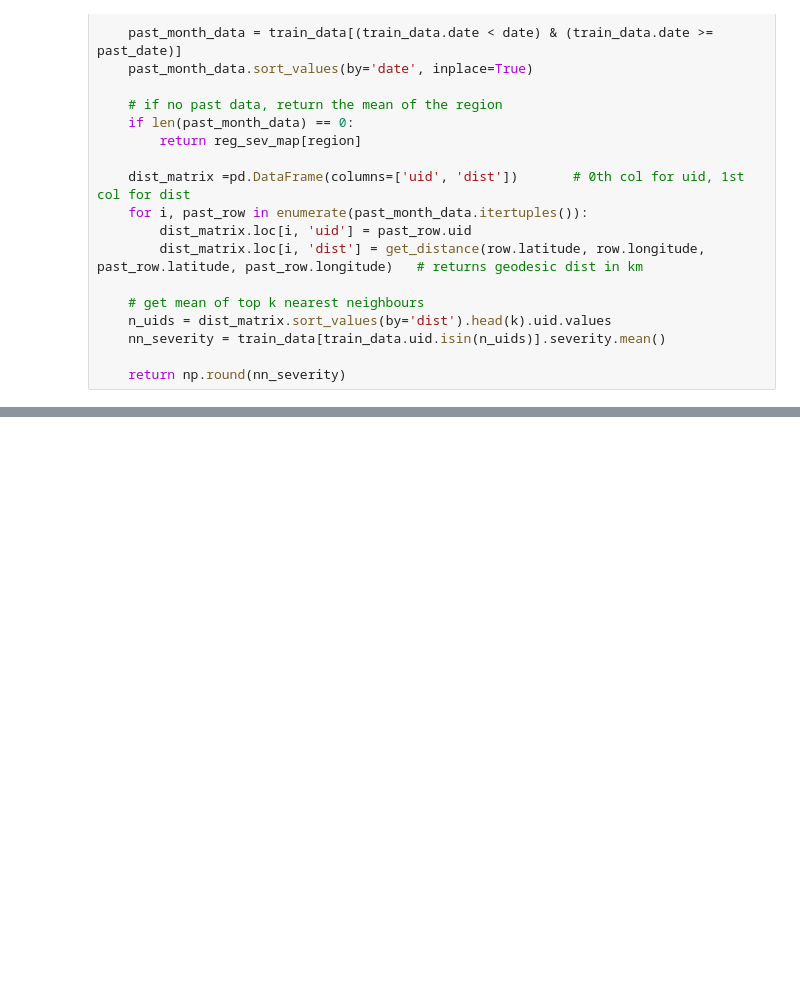
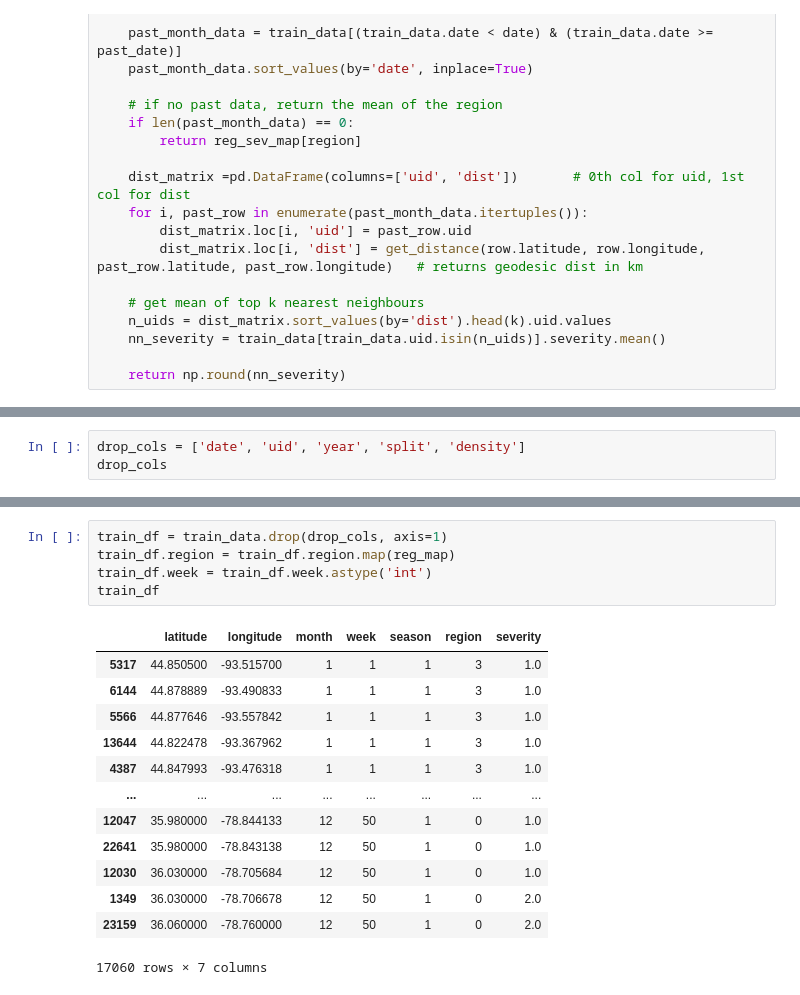
Before and after one commit to k-loki/Algal-bloom-Identification, a Jupyter notebook: notebooks/mt_data_again.ipynb, the cells around one changed output, grey strips where cells are left out. Saved outputs shown, nothing was run; the diff lists cells and outputs as text; blank space fills up the shorter version.

```diff
--- a/notebooks/mt_data_again.ipynb
+++ b/notebooks/mt_data_again.ipynb
@@ -686,0 +430,3 @@ rmse(preds_rmr, preds_rm)
+# %%
+drop_cols = ['date', 'uid', 'year', 'split', 'density']
+drop_cols
@@ -686,0 +451,19 @@ rmse(preds_rmr, preds_rm)
+# %%
+train_df = train_data.drop(drop_cols, axis=1)
+train_df.region = train_df.region.map(reg_map)
+train_df.week = train_df.week.astype('int')
+train_df
+# %% [output]
+|  | latitude | longitude | month | week | season | region | severity |
+| 5317 | 44.850500 | -93.515700 | 1 | 1 | 1 | 3 | 1.0 |
+| 6144 | 44.878889 | -93.490833 | 1 | 1 | 1 | 3 | 1.0 |
+| 5566 | 44.877646 | -93.557842 | 1 | 1 | 1 | 3 | 1.0 |
+| 13644 | 44.822478 | -93.367962 | 1 | 1 | 1 | 3 | 1.0 |
+| 4387 | 44.847993 | -93.476318 | 1 | 1 | 1 | 3 | 1.0 |
+| ... | ... | ... | ... | ... | ... | ... | ... |
+| 12047 | 35.980000 | -78.844133 | 12 | 50 | 1 | 0 | 1.0 |
+| 22641 | 35.980000 | -78.843138 | 12 | 50 | 1 | 0 | 1.0 |
+| 12030 | 36.030000 | -78.705684 | 12 | 50 | 1 | 0 | 1.0 |
+| 1349 | 36.030000 | -78.706678 | 12 | 50 | 1 | 0 | 2.0 |
+| 23159 | 36.060000 | -78.760000 | 12 | 50 | 1 | 0 | 2.0 |
+17060 rows × 7 columns
```
Also changed, not shown: parts of 46 cells of this notebook.
